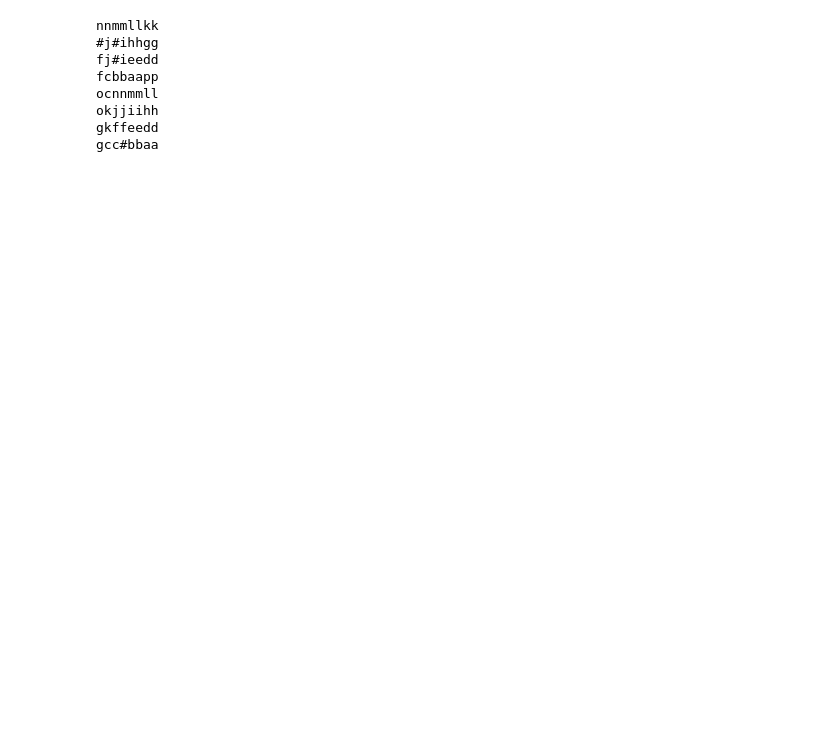
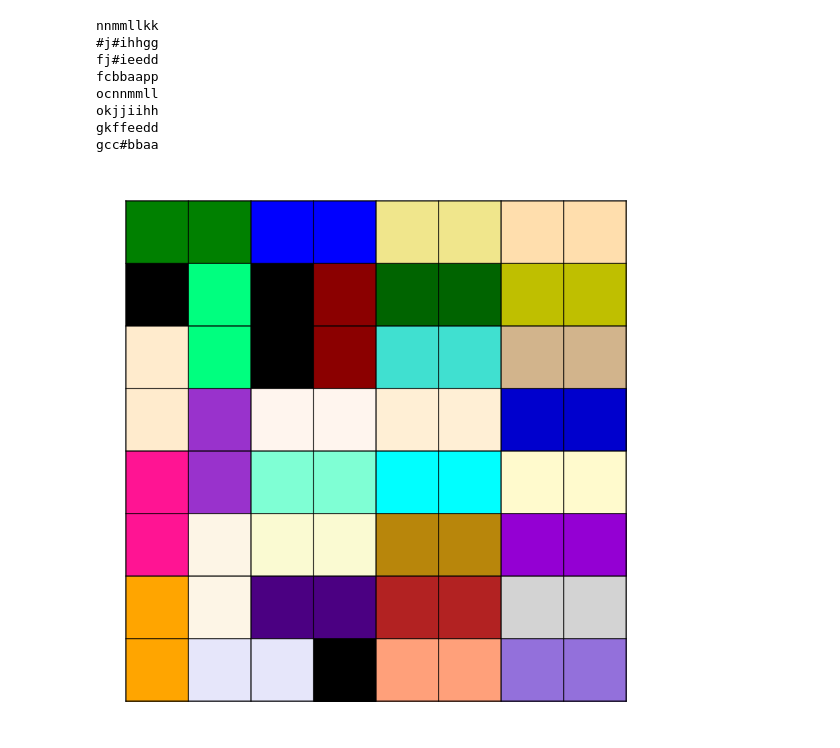
Before and after one commit to Malkovsky/interactive-visualization, a Jupyter notebook: domino_tiling.ipynb, the cells around one changed output. Cells and saved outputs as stored; diff of their text form; code cells hidden in the pictures; blank space fills up the shorter version.

```diff
--- a/domino_tiling.ipynb
+++ b/domino_tiling.ipynb
@@ -91,8 +90,3 @@ def fill_any(tiling, dp=None):
         k = prev_k
 
     return result
-# %%
-filling = fill_any(tiling, dp)
-# %%
-for row in filling:
-    print(''.join(row))
@@ -163,7 +160,7 @@ tiling_random = [
     '........',
     '...#....'
 ]
-show_tiling(tiling_random)
+filling_random = show_tiling(tiling_random)
 # %% [output]
 nnmmllkk
 #j#ihhgg
@@ -175,0 +176,44 @@ gcc#bbaa
+# %%
+plt.rcParams["figure.figsize"] = [11,11]
+colors = dict(mcolors.BASE_COLORS, **mcolors.CSS4_COLORS)
+
+# Sort colors by hue, saturation, value and name.
+by_hsv = sorted((tuple(mcolors.rgb_to_hsv(mcolors.to_rgba(color)[:3])), name)
+                for name, color in colors.items())
+names = [name for hsv, name in by_hsv if name not in {'black', 'k', 'w', 'white'}]
+import random
+random.shuffle(names)
+names.append('white')
+names.append('black')
+# %%
+def fill_cell(i, j, color, ax):
+    ax.fill([i, i, i + 1, i + 1, i], [j, j + 1, j + 1, j, j], color=color)
+
+def draw_filling(filling):
+    if filling is not None:
+        fig = plt.figure()
+
+        ax = fig.add_axes([0, 0, 1, 1])
+        ax.get_xaxis().set_visible(False)
+        ax.get_yaxis().set_visible(False)
+
+        for name, spine in ax.spines.items():
+            spine.set_visible(False)
+            spine.set_visible(False)
+
+        for i, row in enumerate(filling):
+            i = n - i - 1
+            for j, cell in enumerate(row):
+                fill_cell(j, i, names[cell], ax)
+
+        for i in range(n + 1):
+            ax.plot([0, m], [i, i], color='black')
+        for i in range(n + 1):
+            ax.plot([i, i], [0, n], color='black')
+        return fig
+    else:
+        return None
+
+draw_filling(filling_random)
+# %% [output]
+[figure, added]
```
Also changed, not shown: parts of 9 cells of this notebook.
